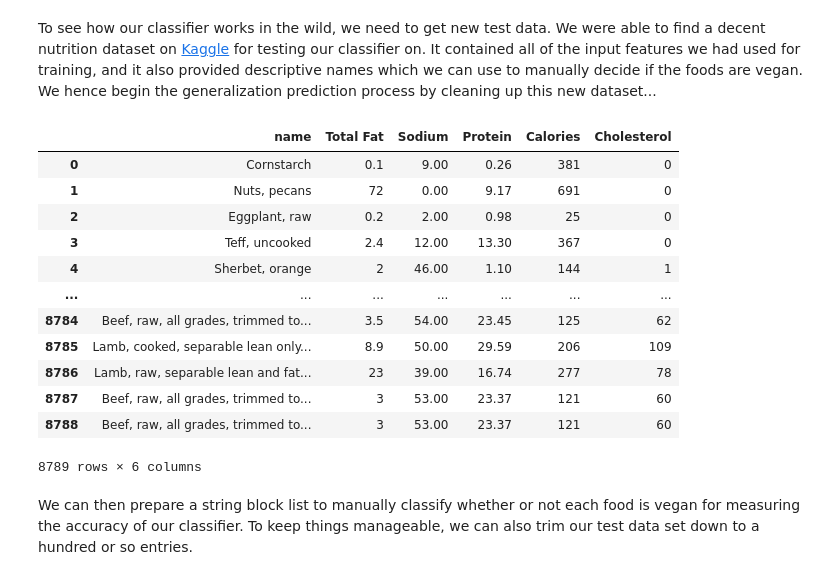
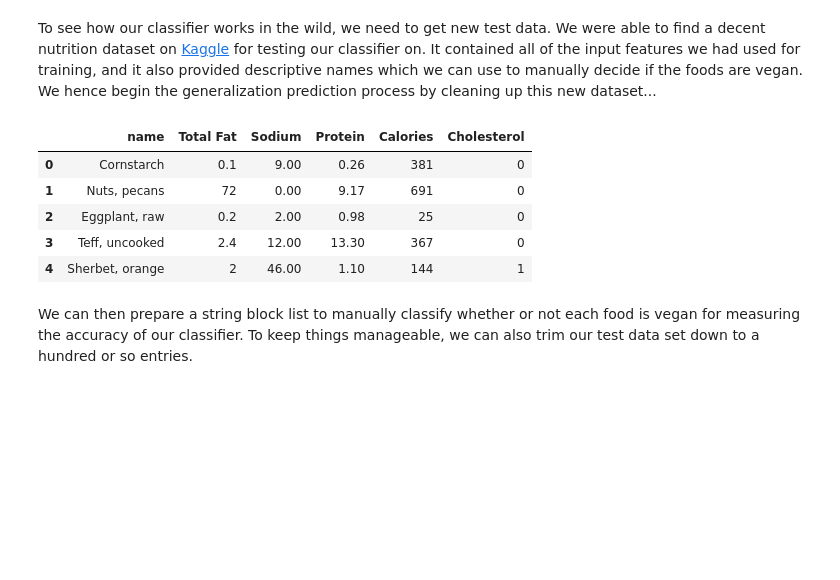
Before and after one commit to harlansgs/fall-2021-umd-dining-analysis, a Jupyter notebook: Meats at Maryland.ipynb, the cells around one changed output. Saved outputs shown, nothing was run; the diff lists cells and outputs as text; code cells hidden in the pictures; blank space fills up the shorter version.

```diff
--- a/Meats at Maryland.ipynb
+++ b/Meats at Maryland.ipynb
@@ -743,37 +742,29 @@ To see how our classifier works in the wild, we need to get new test data. We we
 # %%
 # start by reading in downloaded csv
 new_data = pd.read_csv("nutrition.csv", sep=',')
 
 # select relevant features
 new_data = new_data.loc[:,['name', 'total_fat', 'sodium', 'protein', 'calories', 'cholesterol']]
 
 # remove units from data
 new_data['total_fat'] = new_data.total_fat.str.replace('g' , '')
 new_data['protein'] = new_data.protein.str.replace(' g' , '')
-new_data['name'] = new_data.name.str.replace('almond milk' , 'almondmilk')
 new_data['sodium'] = new_data.sodium.str.replace('mg' , '')
 new_data['cholesterol'] = new_data.cholesterol.str.replace('mg' , '')
 
 # rename almond milk because it is the only string including " milk" which is vegan
 new_data['name'] = new_data.name.str.replace('almond milk' , 'almondmilk')
 
 # rename columns for ease of interpretation
 new_data.rename(columns = {'cholesterol' : 'Cholesterol', 'total_fat' : 'Total Fat', 'calories' : 'Calories', 'protein' : 'Protein', 'sodium' : 'Sodium'}, inplace = True)
-new_data
+new_data.head()
 # %% [output]
 |  | name | Total Fat | Sodium | Protein | Calories | Cholesterol |
 | 0 | Cornstarch | 0.1 | 9.00 | 0.26 | 381 | 0 |
 | 1 | Nuts, pecans | 72 | 0.00 | 9.17 | 691 | 0 |
 | 2 | Eggplant, raw | 0.2 | 2.00 | 0.98 | 25 | 0 |
 | 3 | Teff, uncooked | 2.4 | 12.00 | 13.30 | 367 | 0 |
 | 4 | Sherbet, orange | 2 | 46.00 | 1.10 | 144 | 1 |
-| ... | ... | ... | ... | ... | ... | ... |
-| 8784 | Beef, raw, all grades, trimmed to... | 3.5 | 54.00 | 23.45 | 125 | 62 |
-| 8785 | Lamb, cooked, separable lean only... | 8.9 | 50.00 | 29.59 | 206 | 109 |
-| 8786 | Lamb, raw, separable lean and fat... | 23 | 39.00 | 16.74 | 277 | 78 |
-| 8787 | Beef, raw, all grades, trimmed to... | 3 | 53.00 | 23.37 | 121 | 60 |
-| 8788 | Beef, raw, all grades, trimmed to... | 3 | 53.00 | 23.37 | 121 | 60 |
-8789 rows × 6 columns
 # %% [markdown]
 We can then prepare a string block list to manually classify whether or not each food is vegan for measuring the accuracy of our classifier. To keep things manageable, we can also trim our test data set down to a hundred or so entries.
 # %%
```
Also changed, not shown: parts of 9 cells of this notebook, 2 other files.
